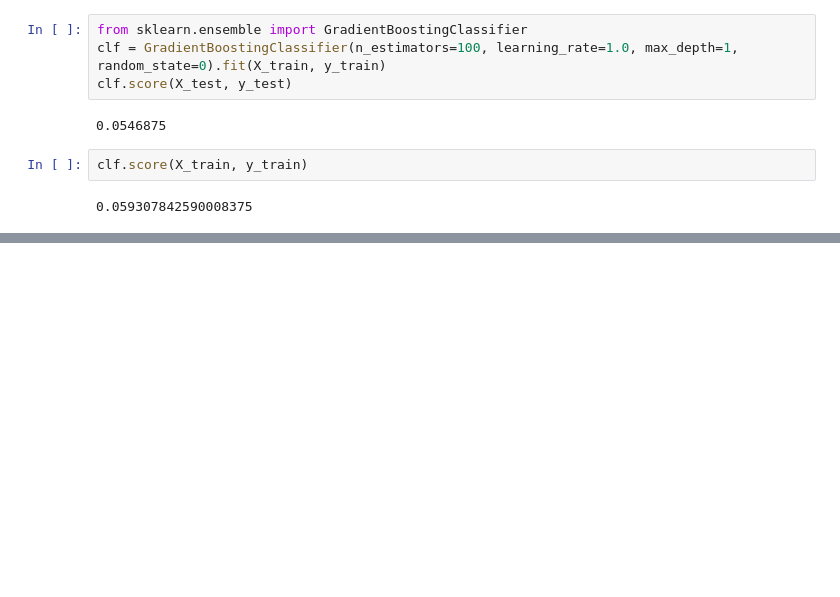
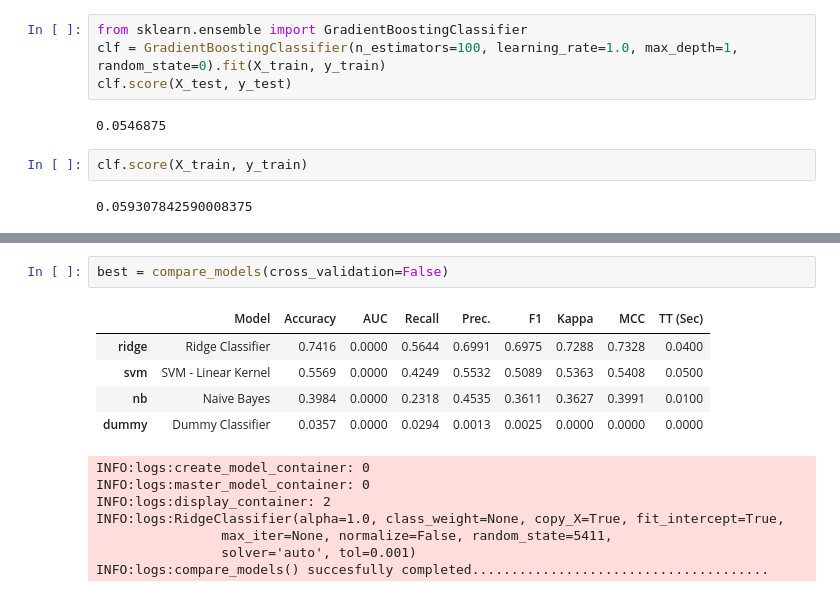
Before and after one commit to hashimsayed0/self-omics, a Jupyter notebook: notebooks/Standard ML algorithms.ipynb, the cells around one changed output, grey strips where cells are left out. Drawn from its saved outputs; the diff is of its cells as text; blank space fills up the shorter version.

```diff
--- a/notebooks/Standard ML algorithms.ipynb
+++ b/notebooks/Standard ML algorithms.ipynb
@@ -67,0 +130,15 @@ clf.score(X_train, y_train)
+# %%
+best = compare_models(cross_validation=False)
+# %% [output]
+|  | Model | Accuracy | AUC | Recall | Prec. | F1 | Kappa | MCC | TT (Sec) |
+| ridge | Ridge Classifier | 0.7416 | 0.0000 | 0.5644 | 0.6991 | 0.6975 | 0.7288 | 0.7328 | 0.0400 |
+| svm | SVM - Linear Kernel | 0.5569 | 0.0000 | 0.4249 | 0.5532 | 0.5089 | 0.5363 | 0.5408 | 0.0500 |
+| nb | Naive Bayes | 0.3984 | 0.0000 | 0.2318 | 0.4535 | 0.3611 | 0.3627 | 0.3991 | 0.0100 |
+| dummy | Dummy Classifier | 0.0357 | 0.0000 | 0.0294 | 0.0013 | 0.0025 | 0.0000 | 0.0000 | 0.0000 |
+INFO:logs:create_model_container: 0
+INFO:logs:master_model_container: 0
+INFO:logs:display_container: 2
+INFO:logs:RidgeClassifier(alpha=1.0, class_weight=None, copy_X=True, fit_intercept=True,
+                max_iter=None, normalize=False, random_state=5411,
+                solver='auto', tol=0.001)
+INFO:logs:compare_models() succesfully completed......................................
```
Also changed, not shown: parts of 6 cells of this notebook, 8 other files.
